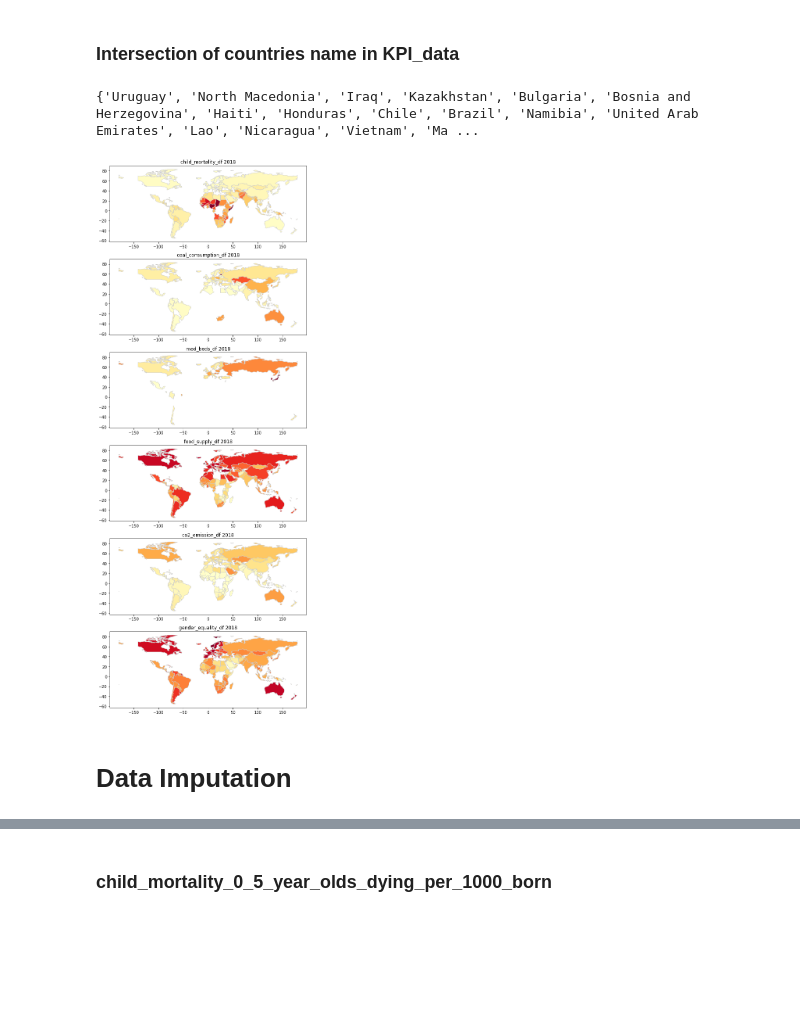
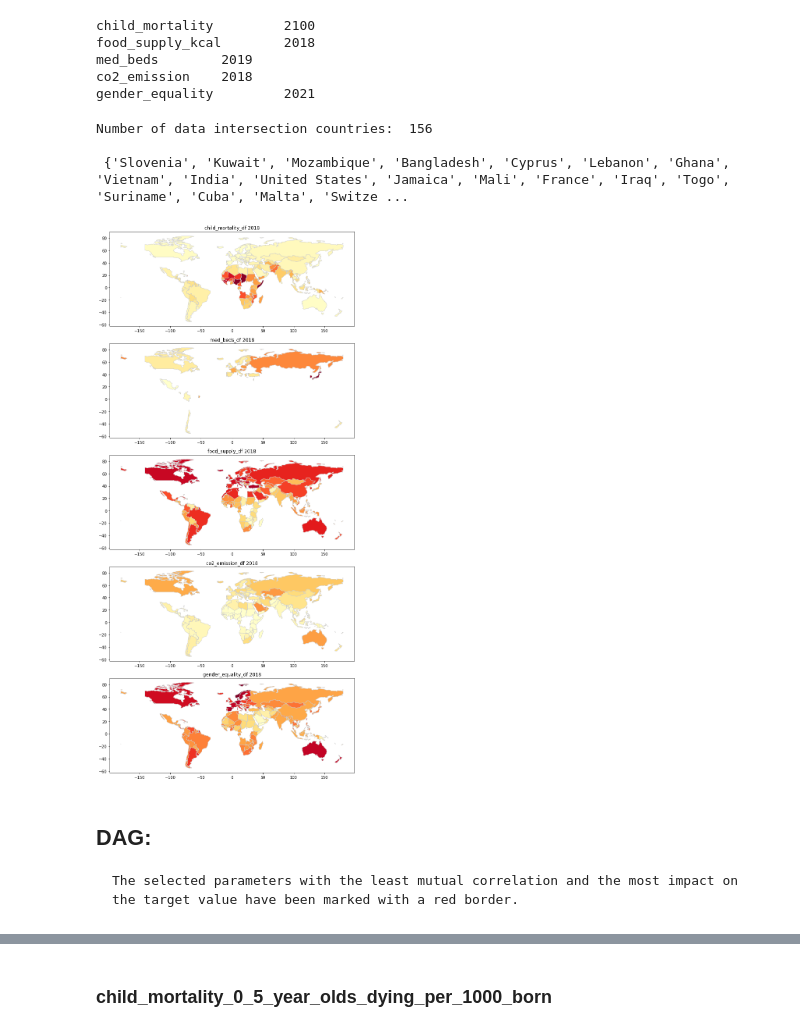
Before and after one commit to Norbert-Podgorski/Child-Mortality-Prediction-Bayesian-Model, a Jupyter notebook: Data_preprocessing.ipynb, the cells around one changed output, grey strips where cells are left out. Drawn from its saved outputs; the diff is of its cells as text; code cells hidden in the pictures; blank space fills up the shorter version.

Commit message:
Change the data_prep structure | added gendereq file

```diff
--- a/KPI_analysis.ipynb
+++ b/Data_preprocessing.ipynb
@@ -85,7 +77,0 @@ gender_equality         2021
-# %% [markdown]
-### Intersection of countries name in KPI_data
-# %%
-dataset_country_name = [set(KPI_data[_].country) for _ in KPI_data]
-print(dataset_country_name[0].intersection(*dataset_country_name[1:]))
-# %% [output]
-{'Uruguay', 'North Macedonia', 'Iraq', 'Kazakhstan', 'Bulgaria', 'Bosnia and Herzegovina', 'Haiti', 'Honduras', 'Chile', 'Brazil', 'Namibia', 'United Arab Emirates', 'Lao', 'Nicaragua', 'Vietnam', 'Ma ...
@@ -92,6 +89,35 @@ print(dataset_country_name[0].intersection(*dataset_country_name[1:]))
+# %%
+datasets = {
+    "child_mortality": "child_mortality_0_5_year_olds_dying_per_1000_born",
+    "food_supply_kcal": "food_supply_kilocalories_per_person_and_day",
+    "med_beds": "sh_med_beds_zs",
+    "co2_emission": "co2_emissions_tonnes_per_person",
+    "gender_equality": "gendereq_idea"
+}
+
+for dataset_name in datasets:
+    dataset_key = datasets[dataset_name]
+    print(dataset_name, "\t\033[1m" + original_data[dataset_key].columns[-1] + "\033[0m")
+
+dataset_country_name = [set(original_data[datasets[_]]['country']) for _ in datasets]
+# %% [output]
+child_mortality         2100
+food_supply_kcal        2018
+med_beds        2019
+co2_emission    2018
+gender_equality         2021
+# %%
+countries_names = dataset_country_name[0].intersection(*dataset_country_name[1:])
+print("Number of data intersection countries: ", countries_names.__len__())
+print("\n", countries_names)
+# %% [output]
+Number of data intersection countries:  156
+
+ {'Slovenia', 'Kuwait', 'Mozambique', 'Bangladesh', 'Cyprus', 'Lebanon', 'Ghana', 'Vietnam', 'India', 'United States', 'Jamaica', 'Mali', 'France', 'Iraq', 'Togo', 'Suriname', 'Cuba', 'Malta', 'Switze ...
 # %%
-plot_global_map_subplot(df_list=[child_mortality_df, coal_consumption_df, med_beds_df, food_supply_df, co2_emission_df, gender_equality_df], year=2018)
+plot_global_map_subplot(df_list=[child_mortality_df, med_beds_df, food_supply_df, co2_emission_df, gender_equality_df], year=2018)
 # %% [output]
-[figure, old version]
+[figure, new version]
-# %% [markdown]
-# Data Imputation
+# %% [markdown]
+## DAG:
+    The selected parameters with the least mutual correlation and the most impact on the target value have been marked with a red border.
```
Also changed, not shown: parts of 31 cells of this notebook, 2 other files.
